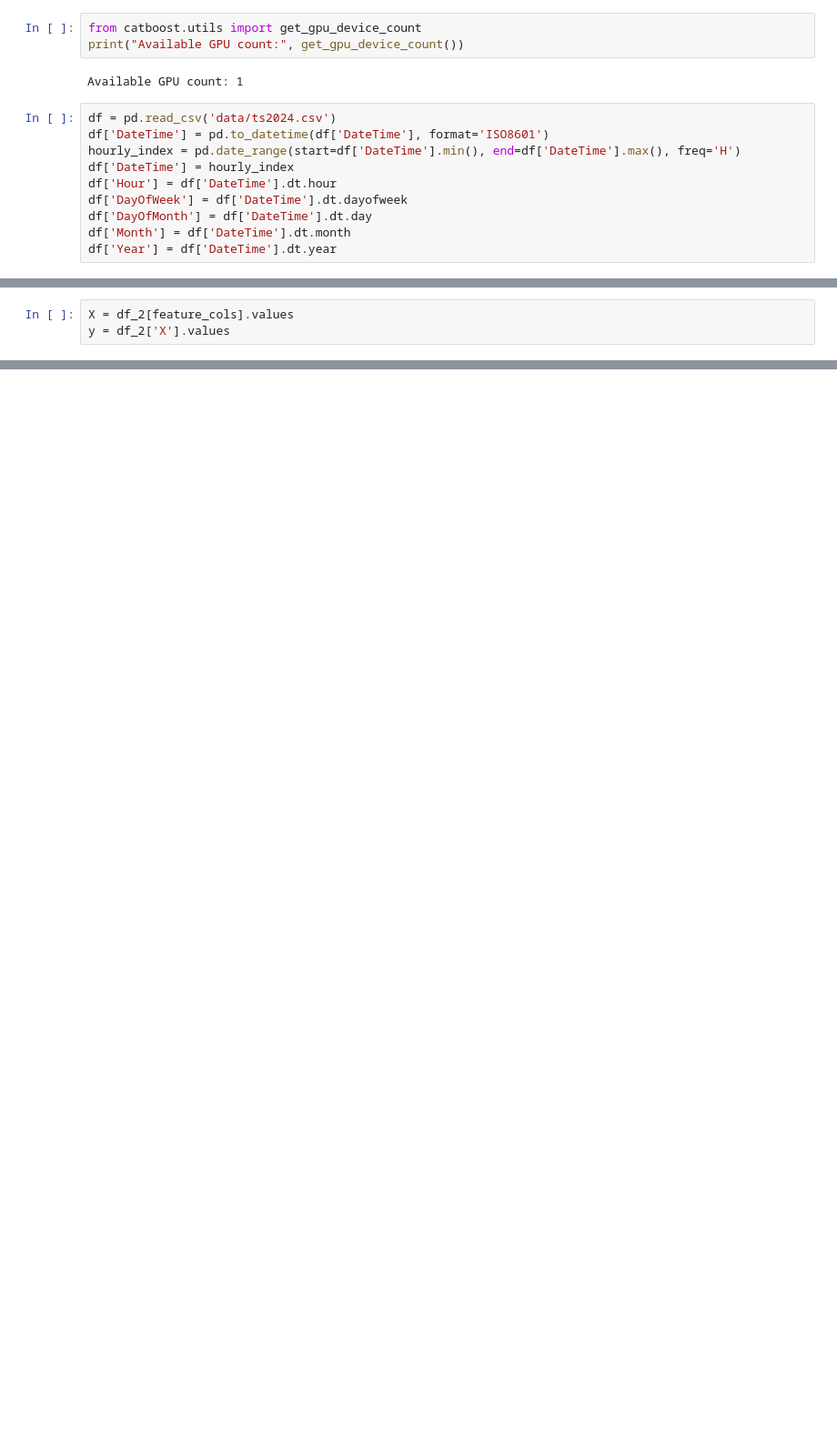
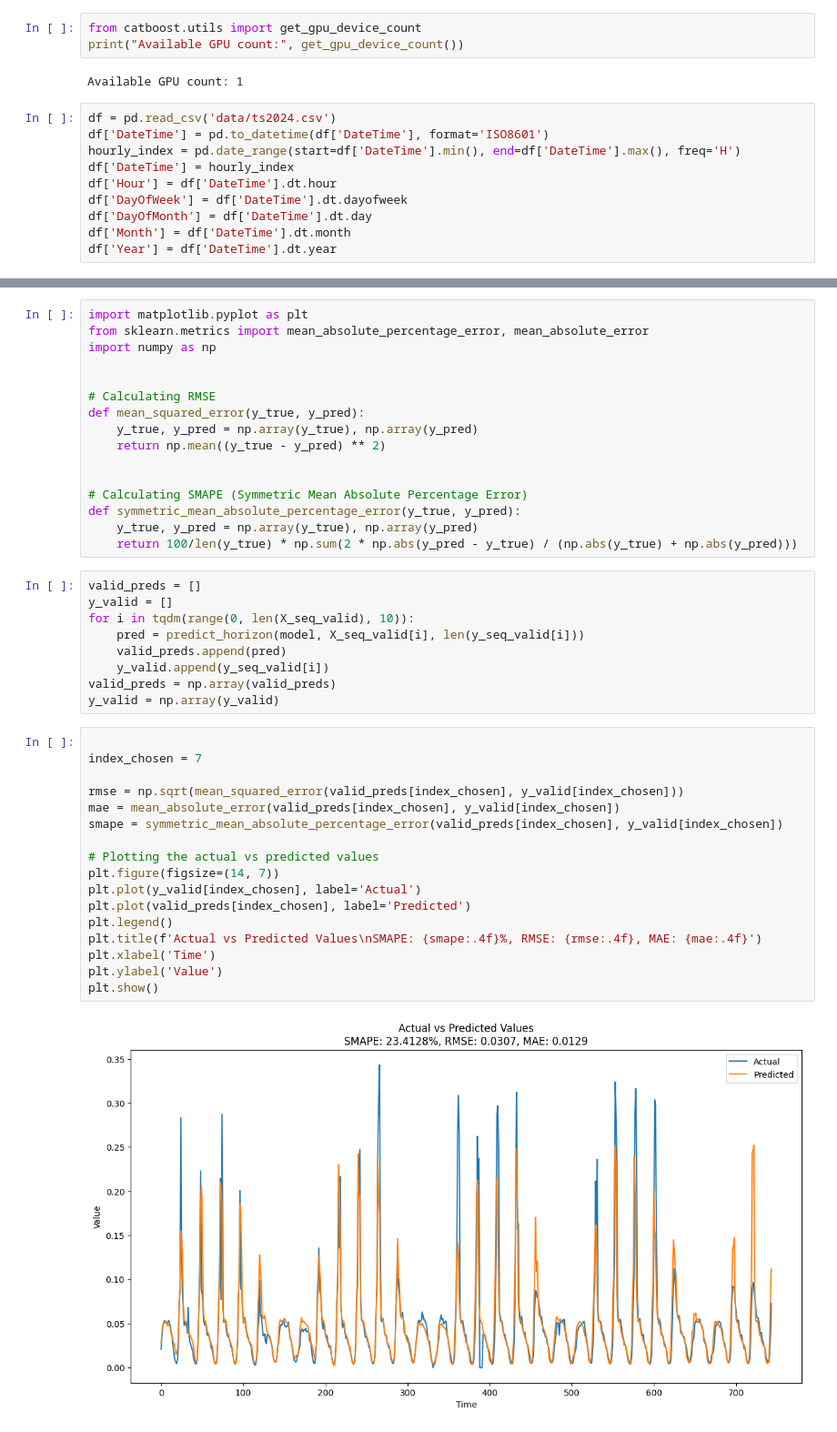
Before and after one commit to pavelhym/Bicocca_ts, a Jupyter notebook: deep_learning_model.ipynb, the cells around one changed output, grey strips where cells are left out. Shown at 91% size. Saved outputs shown, nothing was run; the diff lists cells and outputs as text; blank space fills up the shorter version.

```diff
--- a/deep_learning_model.ipynb
+++ b/deep_learning_model.ipynb
@@ -167,3 +23,0 @@ feature_cols = lag_cols + time_cols  # Все признаки вместе
-# %%
-X = df_2[feature_cols].values
-y = df_2['X'].values
@@ -265,0 +123,44 @@ tfm.load_from_checkpoint(repo_id="google/timesfm-1.0-200m")
+# %%
+import matplotlib.pyplot as plt
+from sklearn.metrics import mean_absolute_percentage_error, mean_absolute_error
+import numpy as np
+
+
+# Calculating RMSE
+def mean_squared_error(y_true, y_pred):
+    y_true, y_pred = np.array(y_true), np.array(y_pred)
+    return np.mean((y_true - y_pred) ** 2)
+
+
+# Calculating SMAPE (Symmetric Mean Absolute Percentage Error)
+def symmetric_mean_absolute_percentage_error(y_true, y_pred):
+    y_true, y_pred = np.array(y_true), np.array(y_pred)
+    return 100/len(y_true) * np.sum(2 * np.abs(y_pred - y_true) / (np.abs(y_true) + np.abs(y_pred)))
+# %%
+valid_preds = []
+y_valid = []
+for i in tqdm(range(0, len(X_seq_valid), 10)):
+    pred = predict_horizon(model, X_seq_valid[i], len(y_seq_valid[i]))
+    valid_preds.append(pred)
+    y_valid.append(y_seq_valid[i])
+valid_preds = np.array(valid_preds)
+y_valid = np.array(y_valid)
+# %%
+
+index_chosen = 7
+
+rmse = np.sqrt(mean_squared_error(valid_preds[index_chosen], y_valid[index_chosen]))
+mae = mean_absolute_error(valid_preds[index_chosen], y_valid[index_chosen])
+smape = symmetric_mean_absolute_percentage_error(valid_preds[index_chosen], y_valid[index_chosen])
+
+# Plotting the actual vs predicted values
+plt.figure(figsize=(14, 7))
+plt.plot(y_valid[index_chosen], label='Actual')
+plt.plot(valid_preds[index_chosen], label='Predicted')
+plt.legend()
+plt.title(f'Actual vs Predicted Values\nSMAPE: {smape:.4f}%, RMSE: {rmse:.4f}, MAE: {mae:.4f}')
+plt.xlabel('Time')
+plt.ylabel('Value')
+plt.show()
+# %% [output]
+[figure, added]
```
Also changed, not shown: parts of 51 cells of this notebook, 1 other file.
